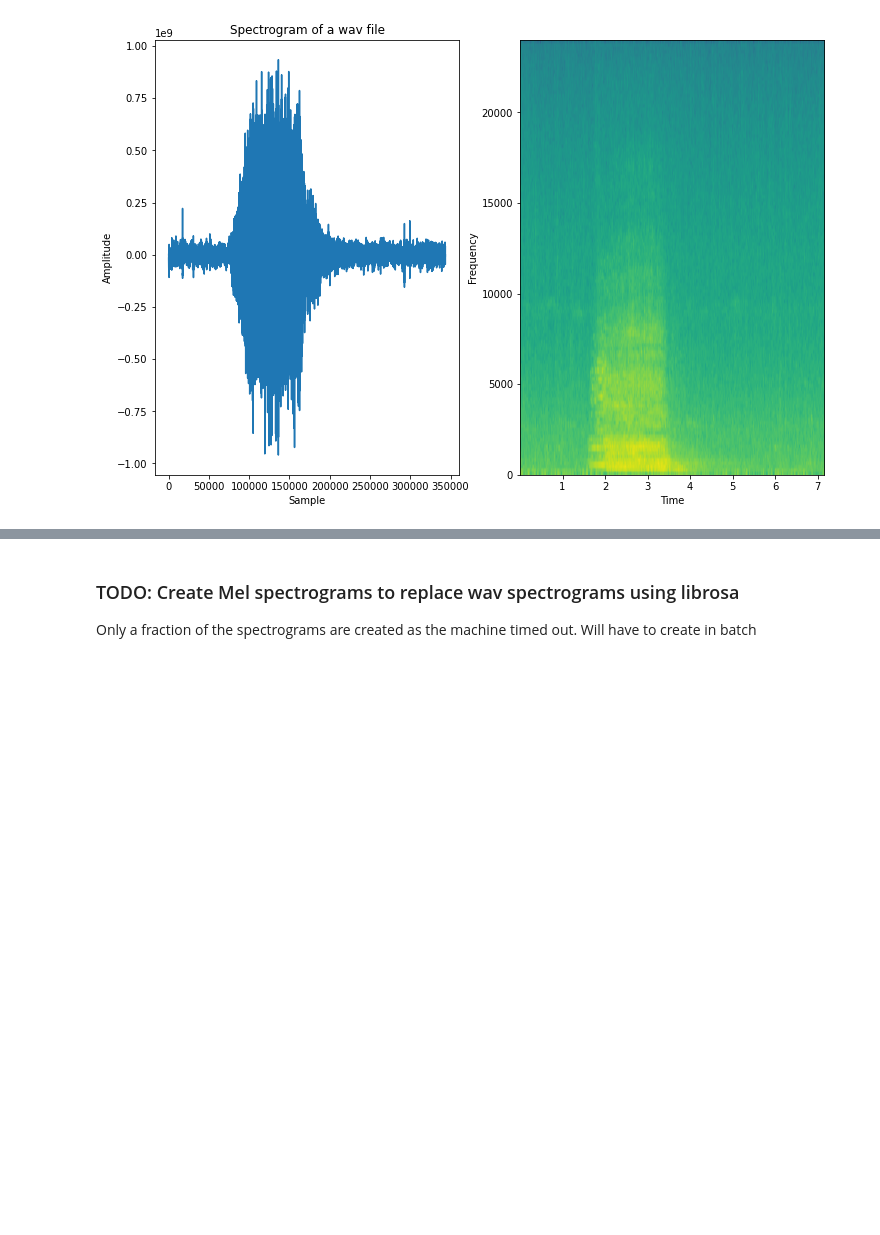
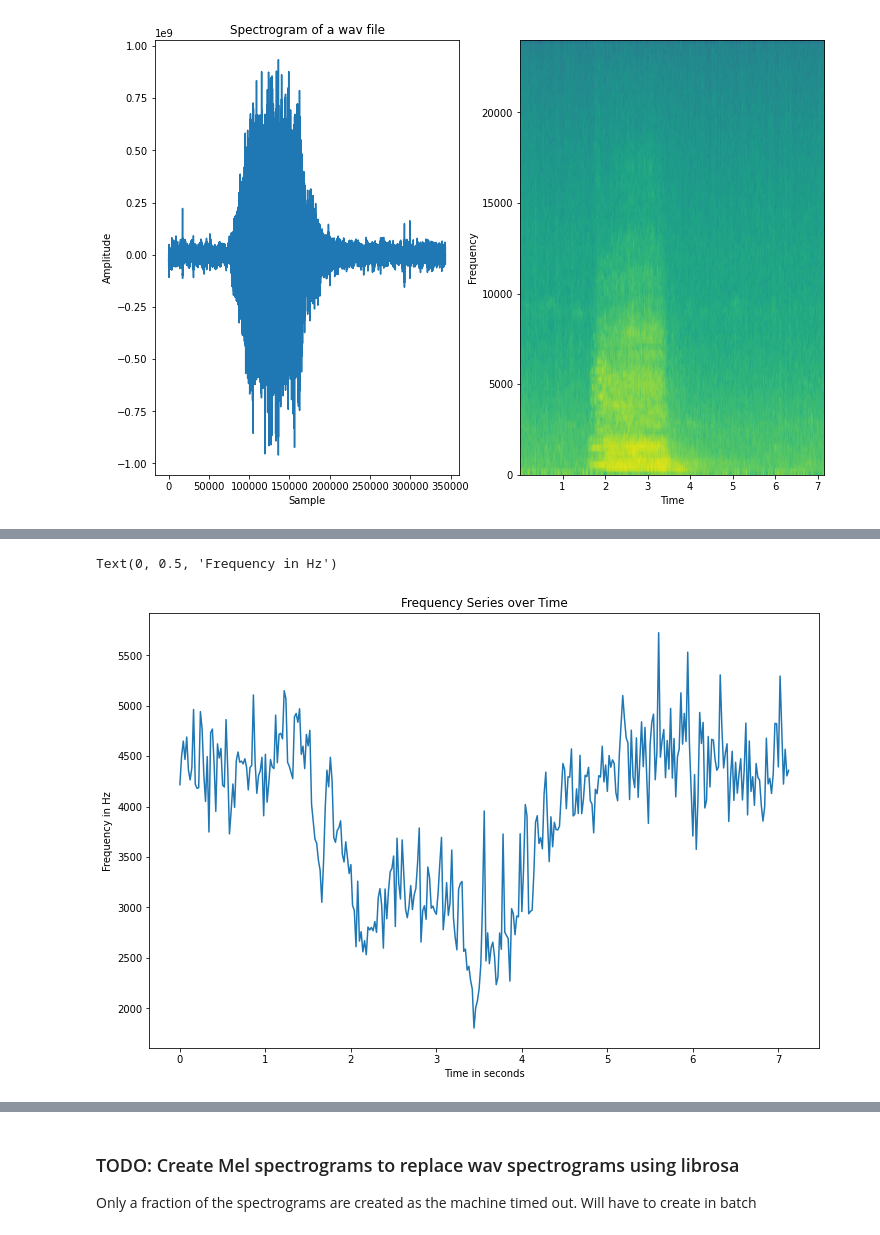
Before and after one commit to karmatarap/capstone_project, a Jupyter notebook: notebooks/TSFresh_analysis.ipynb, the cells around one changed output, grey strips where cells are left out. Drawn from its saved outputs; the diff is of its cells as text; code cells hidden in the pictures; blank space fills up the shorter version.

```diff
--- a/notebooks/TSFresh_analysis.ipynb
+++ b/notebooks/TSFresh_analysis.ipynb
@@ -123,0 +129,14 @@ plt.show()
+# %%
+def spectral_statistics(y: np.ndarray, fs: int):
+    """
+    Compute mean frequency
+
+    :param y: 1-d signal
+    :param fs: sampling frequency [Hz]
+    :return: mean frequency
+    """
+    spec = np.abs(np.fft.rfft(y))
+    freq = np.fft.rfftfreq(len(y), d=1/fs)
+    amp = spec / spec.sum()
+    mean = (freq * amp).sum()
+    return mean
@@ -124 +158,9 @@ plt.show()
+# %%
+plt.plot(time_list, freq_list)
+plt.title('Frequency Series over Time')
+plt.xlabel('Time in seconds')
+plt.ylabel('Frequency in Hz')
+# %% [output]
+Text(0, 0.5, 'Frequency in Hz')
+[figure, added]
 # %%
```
Also changed, not shown: parts of 13 cells of this notebook, 1 other file.
